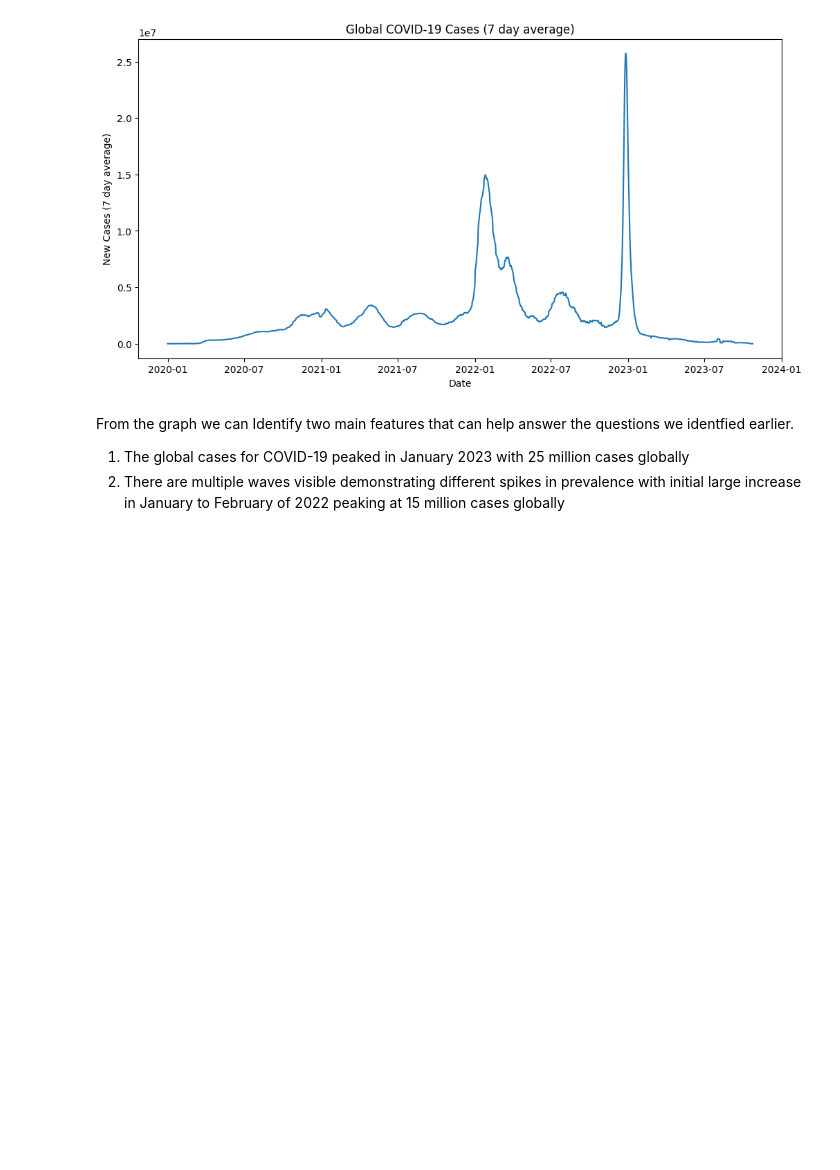
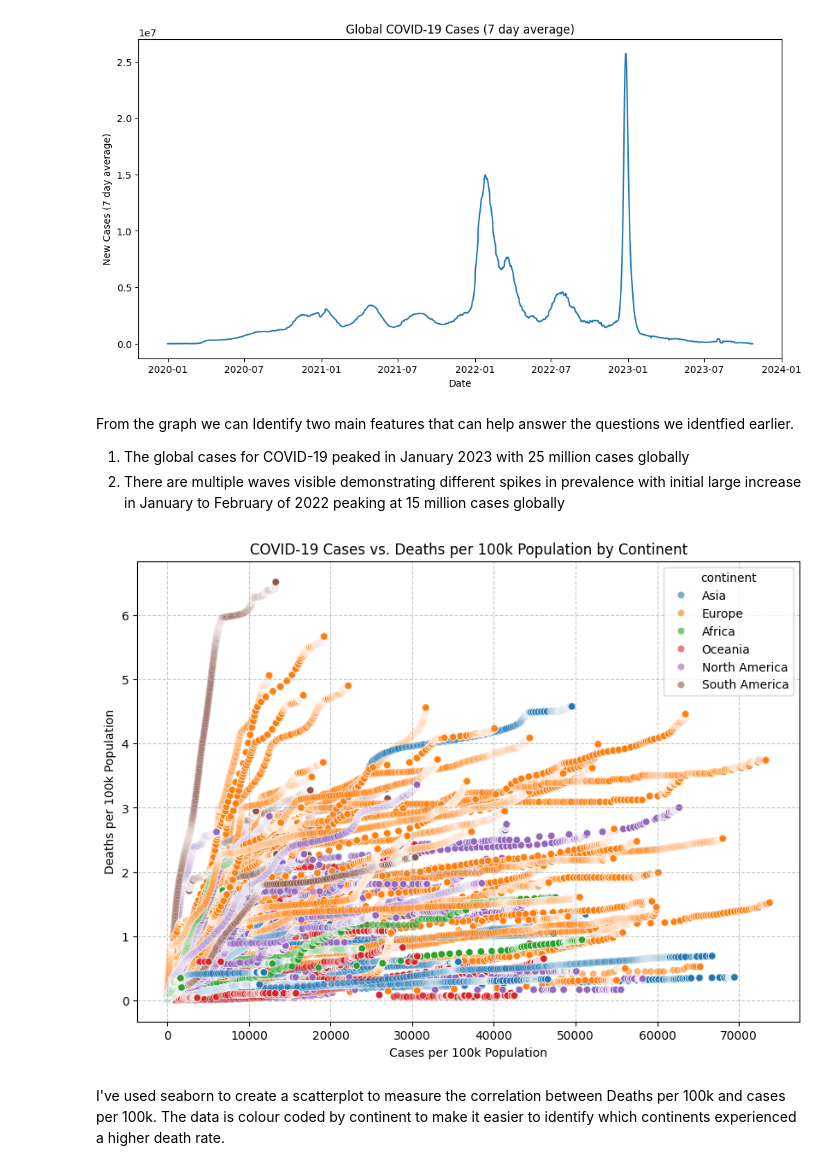
Before and after one commit to jamesharrison2005/Analysis-on-the-Prevalence-of-Covid-19, a Jupyter notebook: Growth_and_prevalence_of_Covid_19.ipynb, the cells around one changed output. Saved outputs shown, nothing was run; the diff lists cells and outputs as text; code cells hidden in the pictures; blank space fills up the shorter version.

Commit message:
Implemented graphs to answer multiple questions about the growth of covid 19

```diff
--- a/Growth_and_prevalence_of_Covid_19.ipynb
+++ b/Growth_and_prevalence_of_Covid_19.ipynb
@@ -204,3 +204,21 @@ From the graph we can Identify two main features that can help answer the questi
 
 1. The global cases for COVID-19 peaked in January 2023 with 25 million cases globally
 2. There are multiple waves visible demonstrating different spikes in prevalence with initial large increase in January to February of 2022 peaking at 15 million cases globally
+# %%
+plt.figure(figsize=(10, 7))
+sns.scatterplot(
+    data=df,
+    x='cases_per_100k',
+    y='deaths_per_100k',
+    hue='continent', # Color points by continent
+    alpha=0.6
+)
+plt.title('COVID-19 Cases vs. Deaths per 100k Population by Continent')
+plt.xlabel('Cases per 100k Population')
+plt.ylabel('Deaths per 100k Population')
+plt.grid(True, linestyle='--', alpha=0.7)
+plt.show()
+# %% [output]
+[figure, added]
+# %% [markdown]
+I've used seaborn to create a scatterplot to measure the correlation between Deaths per 100k and cases per 100k. The data is colour coded by continent to make it easier to identify which continents experienced a higher death rate.
```
Also changed, not shown: parts of 11 cells of this notebook.
